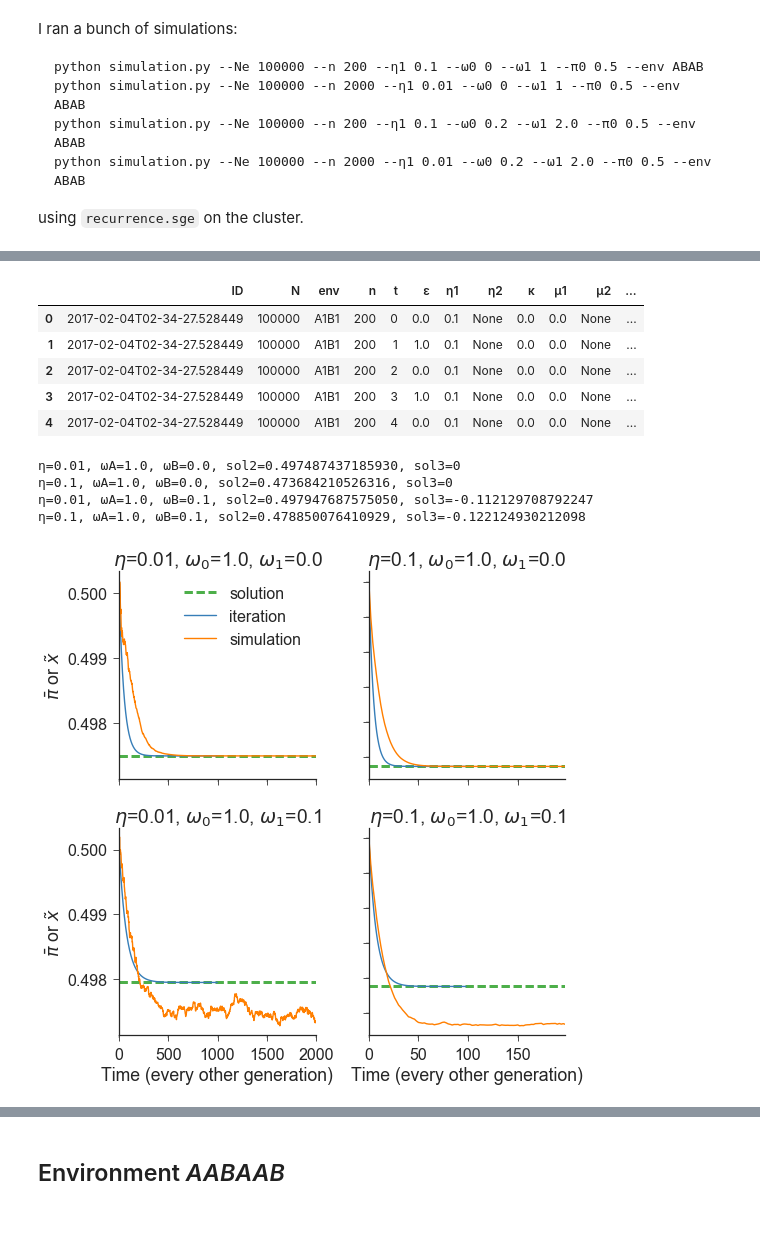
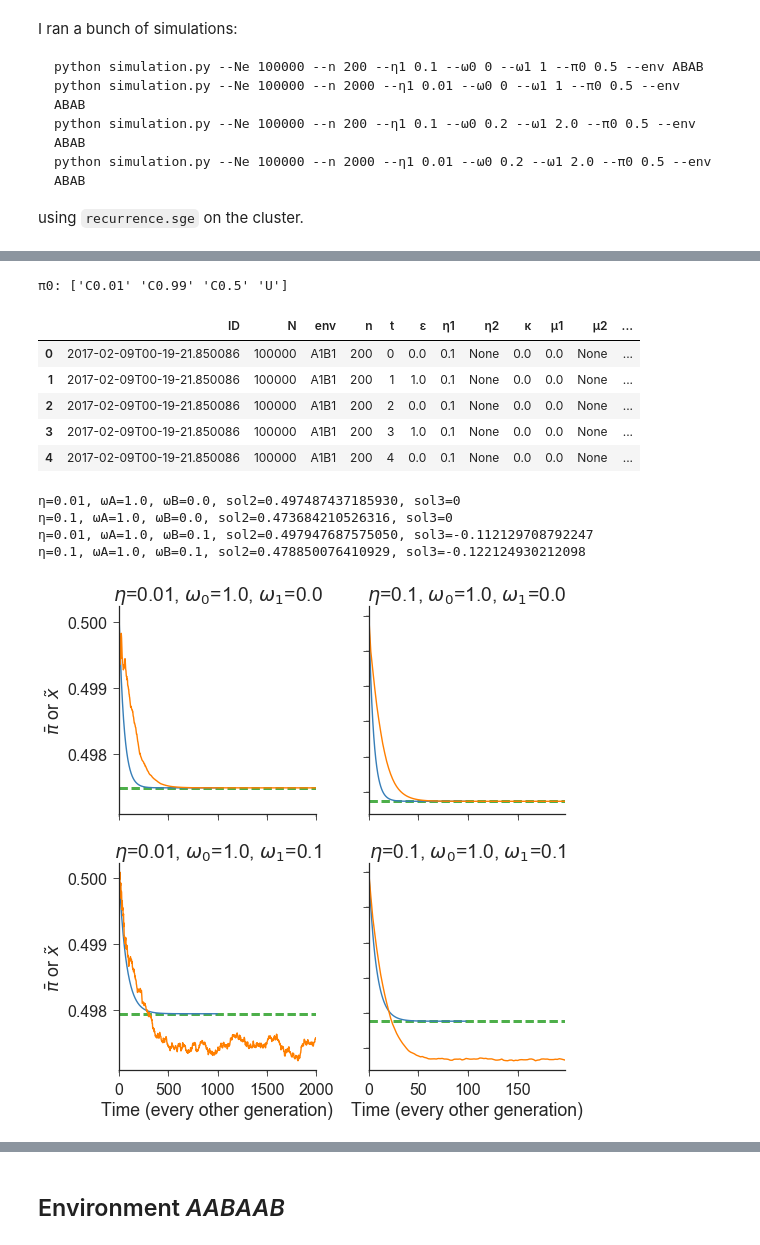
Before and after one commit to yoavram/Milpitas, a Jupyter notebook: recurrence.ipynb, the cells around one changed output, grey strips where cells are left out. Cells and saved outputs as stored; diff of their text form; code cells hidden in the pictures.

```diff
--- a/recurrence.ipynb
+++ b/recurrence.ipynb
@@ -92,18 +105,19 @@ using `recurrence.sge` on the cluster.
 # %%
 df = load_simulations('recurrenceA1B1', False, False)
-df = df[df['π0'] == 0.5]
+print('π0:', df['π0'].unique())
 df.head()
 # %% [output]
+π0: ['C0.01' 'C0.99' 'C0.5' 'U']
 |  | ID | N | env | n | t | ε | η1 | η2 | κ | μ1 | μ2 | ... |
-| 0 | 2017-02-04T02-34-27.528449 | 100000 | A1B1 | 200 | 0 | 0.0 | 0.1 | None | 0.0 | 0.0 | None | ... |
-| 1 | 2017-02-04T02-34-27.528449 | 100000 | A1B1 | 200 | 1 | 1.0 | 0.1 | None | 0.0 | 0.0 | None | ... |
-| 2 | 2017-02-04T02-34-27.528449 | 100000 | A1B1 | 200 | 2 | 0.0 | 0.1 | None | 0.0 | 0.0 | None | ... |
-| 3 | 2017-02-04T02-34-27.528449 | 100000 | A1B1 | 200 | 3 | 1.0 | 0.1 | None | 0.0 | 0.0 | None | ... |
-| 4 | 2017-02-04T02-34-27.528449 | 100000 | A1B1 | 200 | 4 | 0.0 | 0.1 | None | 0.0 | 0.0 | None | ... |
+| 0 | 2017-02-09T00-19-21.850086 | 100000 | A1B1 | 200 | 0 | 0.0 | 0.1 | None | 0.0 | 0.0 | None | ... |
+| 1 | 2017-02-09T00-19-21.850086 | 100000 | A1B1 | 200 | 1 | 1.0 | 0.1 | None | 0.0 | 0.0 | None | ... |
+| 2 | 2017-02-09T00-19-21.850086 | 100000 | A1B1 | 200 | 2 | 0.0 | 0.1 | None | 0.0 | 0.0 | None | ... |
+| 3 | 2017-02-09T00-19-21.850086 | 100000 | A1B1 | 200 | 3 | 1.0 | 0.1 | None | 0.0 | 0.0 | None | ... |
+| 4 | 2017-02-09T00-19-21.850086 | 100000 | A1B1 | 200 | 4 | 0.0 | 0.1 | None | 0.0 | 0.0 | None | ... |
 # %%
 fig, axes = plt.subplots(2, 2, figsize=(8, 8), sharex='col', sharey='col')
 
-agg = df.groupby(['ω0', 'ω1', 'η1', 't']).agg(np.mean)['π'].reset_index()
+agg = df[df['π0'] == 'U'].groupby(['ω0', 'ω1', 'η1', 't']).agg(np.mean)['π'].reset_index()
 for (key, grp), ax in zip(agg[agg['t'] % 2 == 0].groupby(['ω0', 'ω1', 'η1']), axes.flat):
     ωA_, ωB_, η_ = key
     n = grp['t'].max()
@@ -112,32 +126,32 @@ for (key, grp), ax in zip(agg[agg['t'] % 2 == 0].groupby(['ω0', 'ω1', 'η1']),
     sol2_ = sol2.subs(subs)
     sol3_ = sol3.subs(subs)
     print("η={}, ωA={}, ωB={}, sol2={}, sol3={}".format(η_, ωA_, ωB_, sol2_, sol3_))
     sol = float(sol2_ if 1 > sol2_ > 0 else sol3_)
     ax.axhline(sol, color=green, lw=3, ls='--', label='solution')
     # iteration
     x_ = np.empty(n//2)
     x_[0] = 0.5
     for t in range(1, n//2):
         x_[t] = xxx.subs(subs + [(x, x_[t-1])])
     ax.plot(range(0, n//2), x_, color=blue, label='iteration')
     # simulations
     grp.plot('t', 'π', color=orange, ax=ax, label='simulation')
     # styling
     ax.set_title('$\eta$={}, $\omega_0$={}, $\omega_1$={}'.format(η_, ωA_, ωB_))
     ax.legend().set_visible(False)
 
 for i in range(2): axes[0, i].set_xlabel('')
 for i in range(2): axes[1, i].set_xlabel('Time (every other generation)')
 for i in range(2): axes[i, 1].set_ylabel('')
 for i in range(2): axes[i, 0].set_ylabel(r'$\bar{\pi}$ or $\tilde{x}$')
-axes[0,0].legend().set_visible(True)
+# axes[0,0].legend().set_visible(True)
 
 fig.tight_layout()
 sns.despine()
 fig.savefig('figures/env_A1B1.pdf');
 # %% [output]
 η=0.01, ωA=1.0, ωB=0.0, sol2=0.497487437185930, sol3=0
 η=0.1, ωA=1.0, ωB=0.0, sol2=0.473684210526316, sol3=0
 η=0.01, ωA=1.0, ωB=0.1, sol2=0.497947687575050, sol3=-0.112129708792247
 η=0.1, ωA=1.0, ωB=0.1, sol2=0.478850076410929, sol3=-0.122124930212098
-[figure, old version]
+[figure, new version]
```
Also changed, not shown: parts of 16 cells of this notebook.
